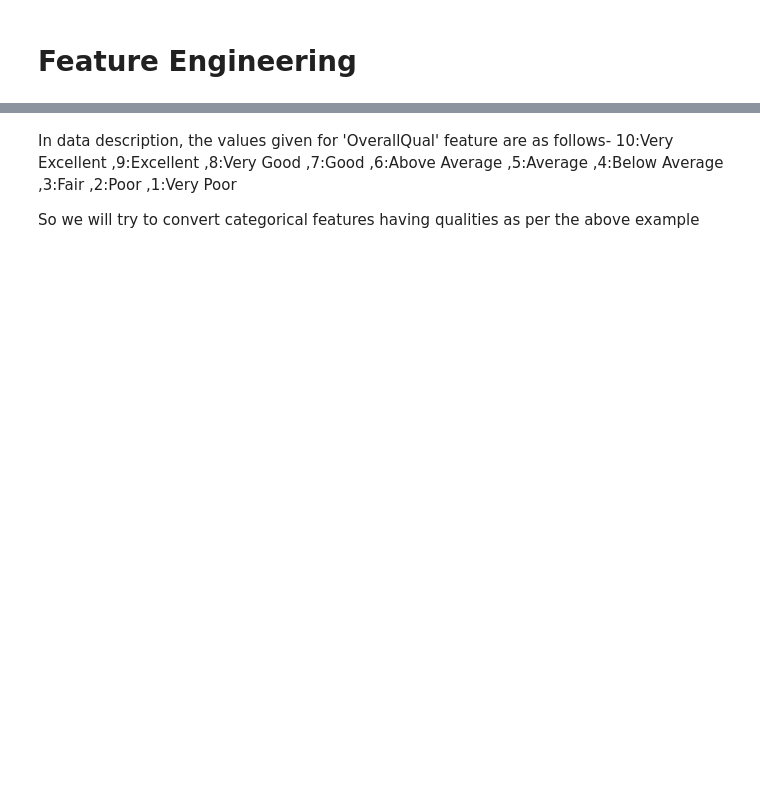
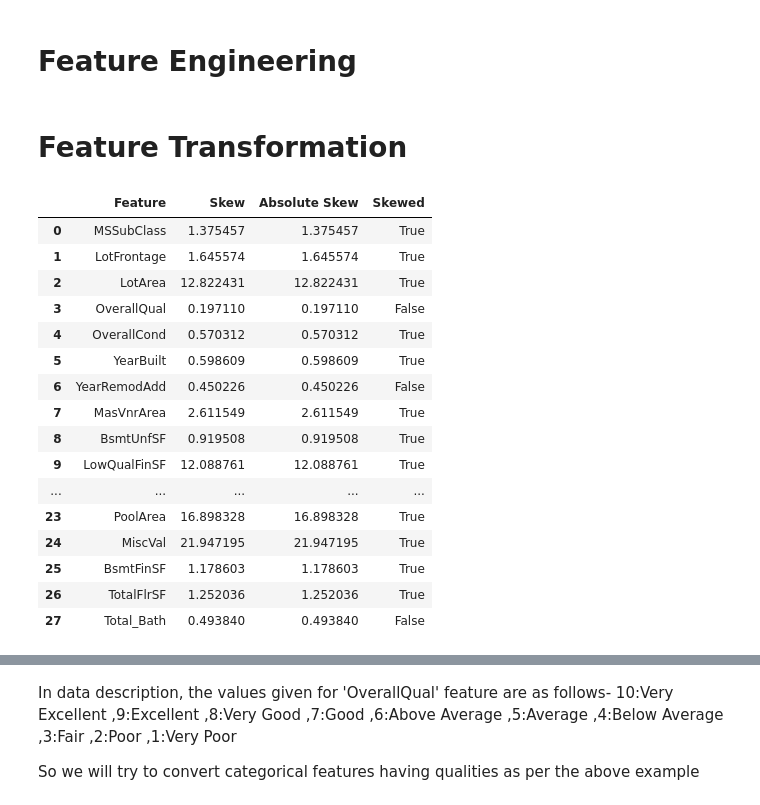
Before and after one commit to ParisRohan/Kaggle_DataScience_Projects, a Jupyter notebook: rohan-house-price-prediction.ipynb, the cells around one changed output, grey strips where cells are left out. Cells and saved outputs as stored; diff of their text form; code cells hidden in the pictures; blank space fills up the shorter version.

```diff
--- a/rohan-house-price-prediction.ipynb
+++ b/rohan-house-price-prediction.ipynb
@@ -273,6 +277,6 @@ Series([], dtype: int64)
 # %%
-#Handling Missing Values in Numerical features by replacing them with Median value
-df_merge[numerical_cols]=df_merge[numerical_cols].fillna(df_merge[numerical_cols].median())
+#Handling Missing Values in Numerical features by replacing them with Mean value
+df_merge[numerical_cols]=df_merge[numerical_cols].fillna(df_merge[numerical_cols].mean())
 
 #Making sure the missing values have been handled
 print(get_cols_with_missing_values(df_merge[numerical_cols]))
@@ -307,0 +343,31 @@ df_merge_clean.drop('Id', axis=1, inplace=True)
+# %% [markdown]
+# Feature Transformation
+# %%
+#Perform log normal distribution on the skewed nuerical features
+import scipy.stats
+
+numerical_cols = [cname for cname in df_merge_clean.columns if df_merge_clean[cname].dtypes!='object' and cname!='SalePrice']
+
+skew_df = pd.DataFrame(numerical_cols, columns=['Feature'])
+skew_df['Skew'] = skew_df['Feature'].apply(lambda feature: scipy.stats.skew(df_merge_clean[feature]))
+skew_df['Absolute Skew'] = skew_df['Skew'].apply(abs)
+skew_df['Skewed'] = skew_df['Absolute Skew'].apply(lambda x: True if x >= 0.5 else False)
+skew_df
+# %% [output]
+|  | Feature | Skew | Absolute Skew | Skewed |
+| 0 | MSSubClass | 1.375457 | 1.375457 | True |
+| 1 | LotFrontage | 1.645574 | 1.645574 | True |
+| 2 | LotArea | 12.822431 | 12.822431 | True |
+| 3 | OverallQual | 0.197110 | 0.197110 | False |
+| 4 | OverallCond | 0.570312 | 0.570312 | True |
+| 5 | YearBuilt | 0.598609 | 0.598609 | True |
+| 6 | YearRemodAdd | 0.450226 | 0.450226 | False |
+| 7 | MasVnrArea | 2.611549 | 2.611549 | True |
+| 8 | BsmtUnfSF | 0.919508 | 0.919508 | True |
+| 9 | LowQualFinSF | 12.088761 | 12.088761 | True |
+| ... | ... | ... | ... | ... |
+| 23 | PoolArea | 16.898328 | 16.898328 | True |
+| 24 | MiscVal | 21.947195 | 21.947195 | True |
+| 25 | BsmtFinSF | 1.178603 | 1.178603 | True |
+| 26 | TotalFlrSF | 1.252036 | 1.252036 | True |
+| 27 | Total_Bath | 0.493840 | 0.493840 | False |
```
Also changed, not shown: parts of 28 cells of this notebook.
